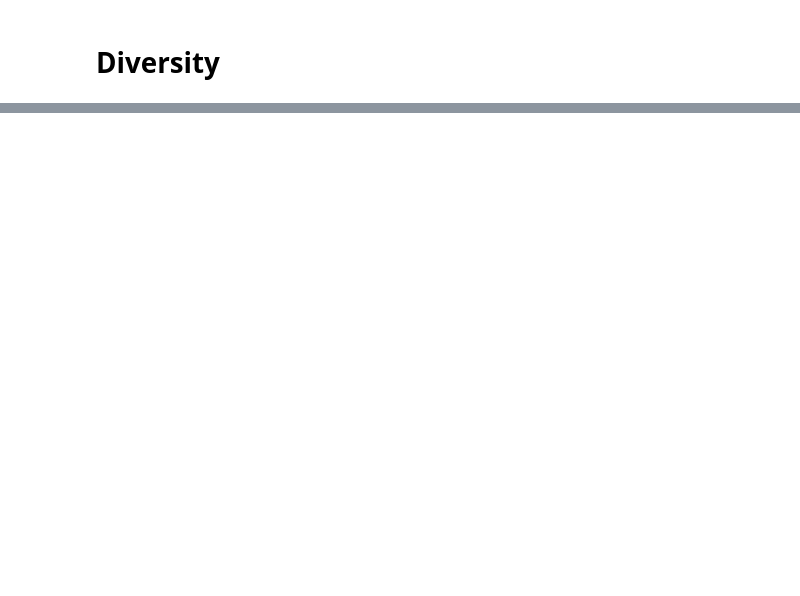
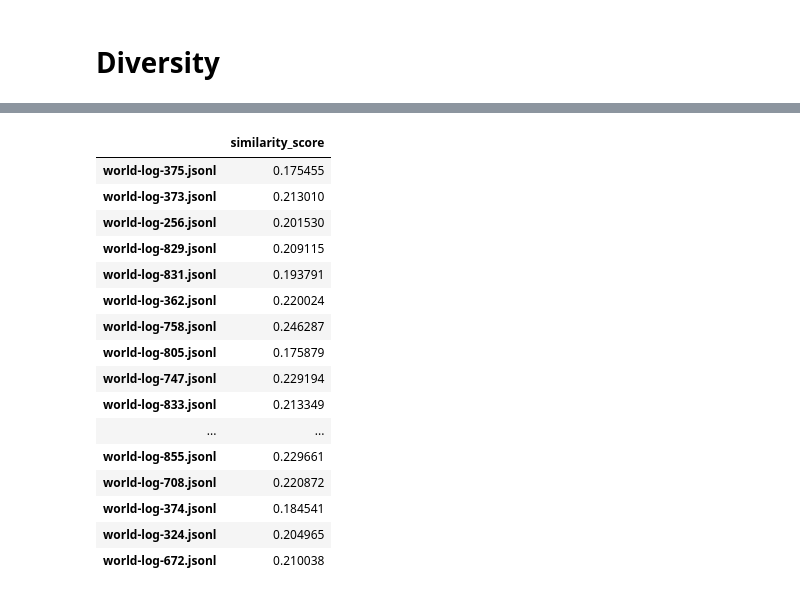
Before and after one commit to amirpaia/blenderbot, a Jupyter notebook: evaluation_metrics.ipynb, the cells around one changed output, grey strips where cells are left out. Drawn from its saved outputs; the diff is of its cells as text; code cells hidden in the pictures; blank space fills up the shorter version.

```diff
--- a/evaluation_metrics.ipynb
+++ b/evaluation_metrics.ipynb
@@ -264,0 +748,61 @@ Average:  0.3386225622205415
+# %%
+import json
+import time
+output_path = "/content/drive/MyDrive/colabs/blender-models/output-files/"
+
+dict_similarity_scores = {}
+for filename in top20_filenames:
+    with open(output_path + filename) as f:
+        lines = f.readlines()
+    similarity_scores_of_dialogs = []
+    for i, line in enumerate(lines):
+        if (line != "\n"):
+            obj = json.loads(line)
+            if "dialog" in obj.keys():
+                start_time = time.time()
+                turns_as_context = []
+                list_of_similarity_scores_for_turns_in_a_dialog = []
+                for d in obj['dialog']:
+                    text, label, prediction  = d[0]['text'], d[0]['eval_labels'][0], d[1]['text']
+
+                    prediction = ' '.join(prediction.split(' ')[-350:])
+                    embeddings_prediction = model.encode(prediction, convert_to_tensor=True)
+
+                    turns_as_context.append(text)
+                    context = ' '.join(turns_as_context)
+                    context = ' '.join(context.split(' ')[-350:]) # if the context is so long, truncate it and pick up the latest 350 token
+                    embeddings_context = model.encode(context, convert_to_tensor=True)
+
+                    cosine_similarity = util.pytorch_cos_sim(embeddings_prediction, embeddings_context)
+                    list_of_similarity_scores_for_turns_in_a_dialog.append(cosine_similarity.item())
+
+                    turns_as_context.append(label)
+
+                similarity_scores_of_dialogs.append(np.mean(list_of_similarity_scores_for_turns_in_a_dialog))
+                # diversity_scores = distinct(predictions)
+                # diversity_scores_of_dialogs.append(diversity_scores)
+    dict_similarity_scores[filename] = [np.mean(similarity_scores_of_dialogs)]
+
+
+dict_similarity_scores
+
+df_similarity = pd.DataFrame.from_dict(dict_similarity_scores, orient='index', columns=['similarity_score'])
+df_similarity
+# %% [output]
+|  | similarity_score |
+| world-log-375.jsonl | 0.175455 |
+| world-log-373.jsonl | 0.213010 |
+| world-log-256.jsonl | 0.201530 |
+| world-log-829.jsonl | 0.209115 |
+| world-log-831.jsonl | 0.193791 |
+| world-log-362.jsonl | 0.220024 |
+| world-log-758.jsonl | 0.246287 |
+| world-log-805.jsonl | 0.175879 |
+| world-log-747.jsonl | 0.229194 |
+| world-log-833.jsonl | 0.213349 |
+| ... | ... |
+| world-log-855.jsonl | 0.229661 |
+| world-log-708.jsonl | 0.220872 |
+| world-log-374.jsonl | 0.184541 |
+| world-log-324.jsonl | 0.204965 |
+| world-log-672.jsonl | 0.210038 |
```
Also changed, not shown: parts of 39 cells of this notebook.
